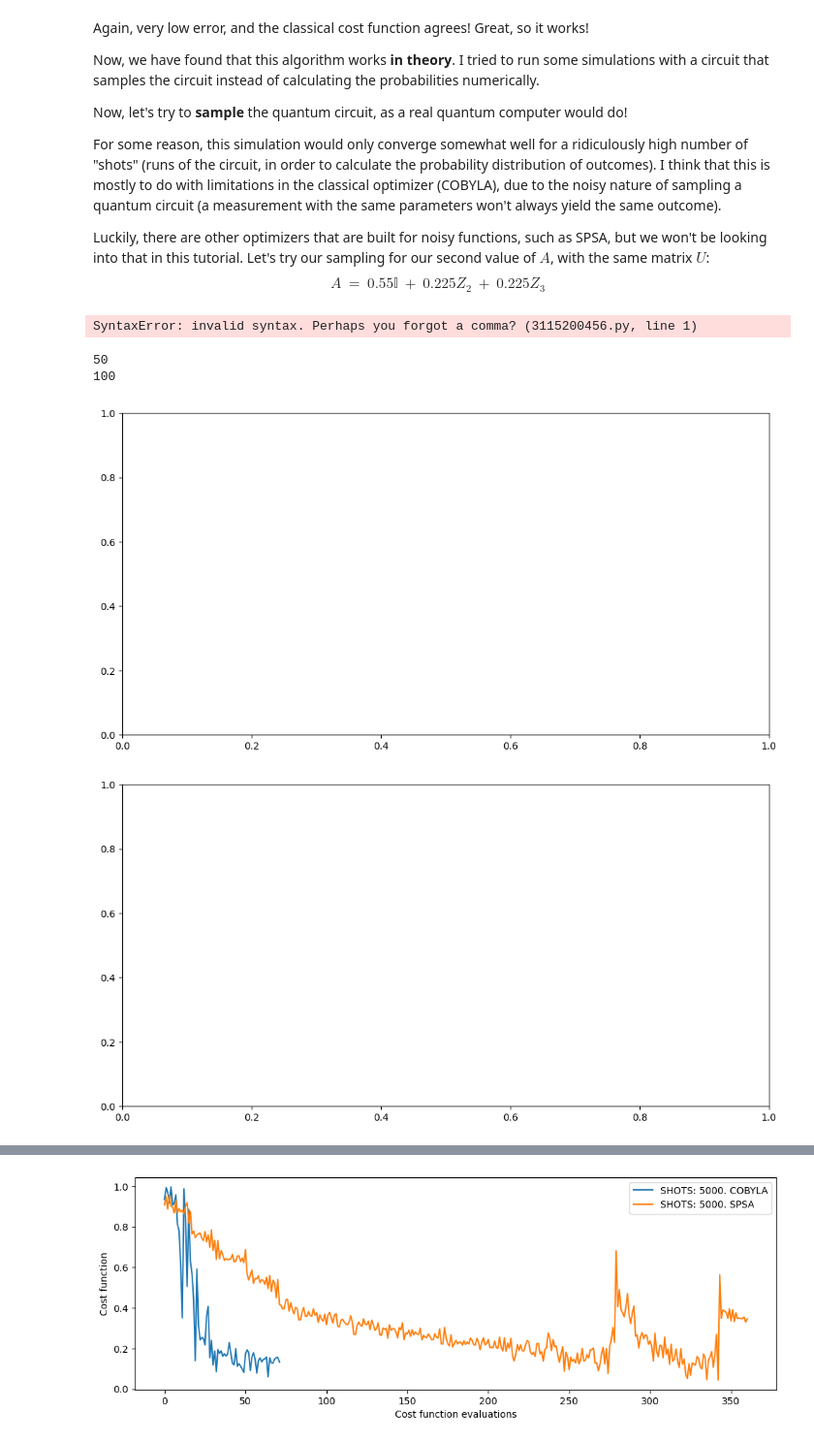
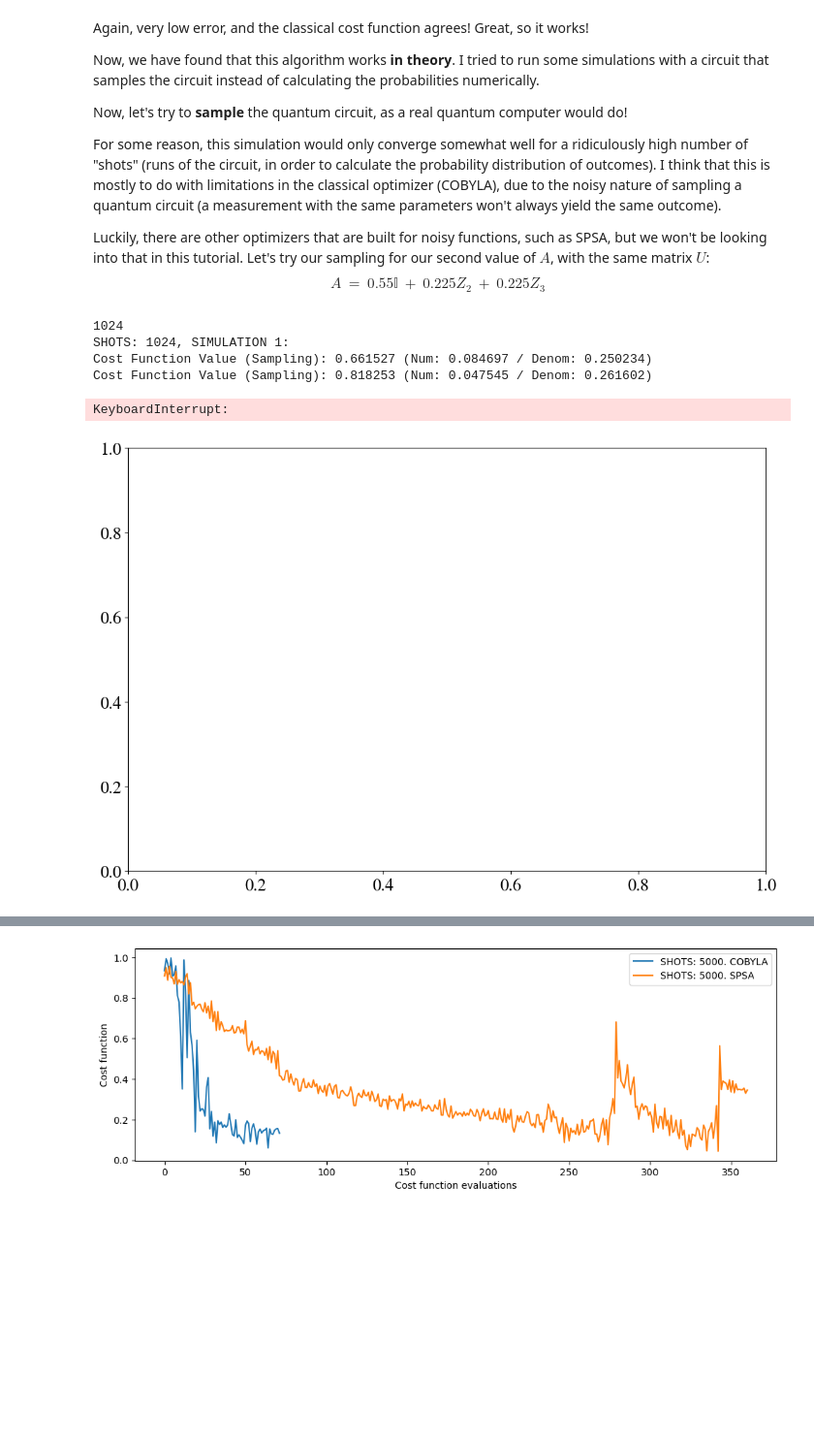
Before and after one commit to ZhiganovD/Numerical-methods-VQE, a Jupyter notebook: Alice_Gregor/Qiskit Notebook VQLS.ipynb, the cells around one changed output, grey strips where cells are left out. Shown at 97% size. Saved outputs shown, nothing was run; the diff lists cells and outputs as text; code cells hidden in the pictures; blank space fills up the shorter version.

```diff
--- a/Alice_Gregor/Qiskit Notebook VQLS.ipynb
+++ b/Alice_Gregor/Qiskit Notebook VQLS.ipynb
@@ -401,7 +401,7 @@ from qiskit import QuantumCircuit, QuantumRegister, transpile
 # 3. 'gate_set' (list of Pauli operators A_i in the decomposition of matrix A)
 # 4. 'coefficient_set' (list of coefficients a_i in the decomposition A = sum(a_i * A_i))
 
-def calculate_cost_function(parameters):
+def calculate_cost_function(parameters, coefficient_set, gate_set):
     """
     Calculates the VQLS cost function C(theta) = 1 - ( |<b|phi>|^2 / <phi|phi> )
     where |phi> = A |psi(theta)> and A = sum(a_i * A_i).
@@ -840,13 +747,13 @@ def calculate_cost_function_sampling(parameters):
 # 5. The ClassicalRegister size (1) is sufficient to measure Qubit 0.
 
 
-def calculate_cost_function_sampling(parameters,cost_history):
+def calculate_cost_function_sampling(parameters,shots, coefficient_set, gate_set, cost_history):
     """
     Calculates the VQLS cost function C(theta) = 1 - ( Numerator / Denominator )
     using a measurement/sampling approach
 
     The expectation value Re(<overlap>) is derived from measurement counts:
-    <Cp> = 1 - 2 * P(aux=1) = 1 - 2 * (counts['1'] / SHOTS).
+    <Cp> = 1 - 2 * P(aux=1) = 1 - 2 * (counts['1'] / shots).
     """
 
     parameters = np.mod(parameters, 2*np.pi)
@@ -883,7 +790,7 @@ def calculate_cost_function_sampling(parameters,cost_history):
 
             # --- Simulation ---
             t_circ = transpile(circ, backend)
-            job = backend.run(t_circ, shots=SHOTS)
+            job = backend.run(t_circ, shots=shots)
             result = job.result()
 
             # Get the measurement counts (e.g., {'0': 9500, '1': 500})
@@ -896,7 +803,7 @@ def calculate_cost_function_sampling(parameters,cost_history):
             #3
 
             # Calculate the probability P(aux=1)
-            prob_aux_is_one = count_one / SHOTS
+            prob_aux_is_one = count_one / shots
 
             # --- Calculate Inner Product Term ---
             # Expectation value <Z0> = 1 - 2 * P(aux=1)
@@ -940,14 +847,14 @@ def calculate_cost_function_sampling(parameters,cost_history):
 
                 # --- Simulation ---
                 t_circ = transpile(circ, backend)
-                job = backend.run(t_circ, shots=SHOTS)
+                job = backend.run(t_circ, shots=shots)
                 result = job.result()
 
                 counts = result.get_counts()
 
                 # --- Extract P(aux=1) ---
                 count_one = counts.get('1', 0)
-                prob_aux_is_one = count_one / SHOTS
+                prob_aux_is_one = count_one / shots
 
                 # --- Calculate Inner Product Term ---
                 inner_product_term = 1 - (2 * prob_aux_is_one)
@@ -966,18 +873,13 @@ def calculate_cost_function_sampling(parameters,cost_history):
 
     cost_value = 1.0 - (numerator_sum / denominator_sum)
 
-    print(f"Cost Function Value (Sampling): {cost_value:.6f} (Num: {numerator_sum:.6f} / Denom: {denominator_sum:.6f})")
+    # print(f"Cost Function Value (Sampling): {cost_value:.6f} (Num: {numerator_sum:.6f} / Denom: {denominator_sum:.6f})")
 
     cost_history.append(cost_value)
     return cost_value
 # %%
-coefficient_set_2_2 = [0.3, 0.4 0.6]
-gate_set = [[0, 0, 0], [0, 1, 0], [0, 0, 1]]
-
-A2_0 = coefficient_set_2_2[0]*np.identity(8)
-A2_1 = coefficient_set_2_2[1]*np.kron(np.kron(np.identity(2),np.array([[1,0],[0,-1]])), np.identity(2))# remember the interchanged kronecker
-A2_2 = coefficient_set_2_2[2]*np.kron(np.array([[1,0],[0,-1]]) , np.identity(4))  #remember the interchanged kronecker
-A2 = A2_0 + A2_1 + A2_2
+coefficient_set_2 = [0.3, 0.4, 0.6]
+gate_set_2 = [[0, 0, 0], [0, 1, 0], [0, 0, 1]]
 
 x0 = np.random.uniform(0, 2*np.pi, 9)      #ansatz random parameters
 num_params = len(x0)
@@ -992,66 +894,59 @@ rcParams.update({'font.size': 18, 'font.family': 'STIXGeneral', 'mathtext.fontse
 
 for shots in SHOTS_list:
     fig, ax = plt.subplots(1,1,figsize=(12,8))
-    SHOTS = shots
-    print(SHOTS)
+    print(shots)
 
     best_cost_overall = np.inf
     best_cost_history = None
     best_output = None
 
     for i in range(1,11):
-        print(f"SHOTS: {shots}, SIMULATION {i}:")
+        print(f"shots: {shots}, SIMULATION {i}:")
         cost_history_temp = []
 
-        out = minimize(lambda x: calculate_cost_function_sampling(x, cost_history_temp),
+        out = minimize(lambda x: calculate_cost_function_sampling(x, shots, coefficient_set_2,gate_set_2,cost_history_temp),
                     x0=x0,
                     method="COBYLA",
-                    options={'maxiter':num_params*1, 'disp': True})
+                    options={'maxiter':num_params*20, 'disp': True})
         print(out)
         out_f = [out['x'][0:3], out['x'][3:6], out['x'][6:9]]
         # final_cost = out['fun']
         final_cost = out['fun']
 
         import matplotlib.pyplot as plt
 
         ax.plot(range(len(cost_history_temp)), cost_history_temp, label=f"Simulation {i}")
         ax.grid(True)
         ax.legend()
         ax.set_xlabel("Cost function evaluations"), ax.set_ylabel("Cost value")
-        ax.set_ylim(top=1)
-        ax.set_title(f"COBYLA simulations for A2, {SHOTS} SHOTS")
+        ax.set_ylim(top=1,bottom=0)
+        ax.set_title(f"COBYLA simulations for A2, {shots} shots")
 
 
         if final_cost <= best_cost_overall:
             print("New best simulation")
             cost_history_cobyla_best = cost_history_temp
             best_cost_overall = final_cost
             best_cost_history = cost_history_temp.copy()
 
-            # open(f'vqls/cost_history_cobyla_{SHOTS}.txt', 'w').close()
-            with open(f"vqls/cost_history_cobyla_{SHOTS}.txt", "w") as f:  #overwrites, use "a" to append
+            with open(f"vqls/best_cost_history_cobyla_{shots}.txt", "w") as f:  #overwrites; "a" appends
                 f.write("\n".join(str(item) for item in cost_history_cobyla_best))
                 f.write(" \n BEST COBYLA MINIMIZATION \n")
-                f.write("SHOTS = " + str(SHOTS) + "\n")
+                f.write("shots = " + str(shots) + "\n")
                 f.write(str(out)+ "\n \n \n \n \n")
 
         else:
-            print("worse simulation")
+            print("Worse simulation")
 
     fig.tight_layout()      #VERY IMPORTANT for avoiding cutoff
-    fig.savefig(f"cost_history_cobyla_{SHOTS}.pdf")
+    fig.savefig(f"vqls/cost_history_cobyla_{shots}.pdf")
 # %% [output]
-SyntaxError: invalid syntax. Perhaps you forgot a comma? (3115200456.py, line 1)
+1024
+SHOTS: 1024, SIMULATION 1:
+Cost Function Value (Sampling): 0.661527 (Num: 0.084697 / Denom: 0.250234)
+Cost Function Value (Sampling): 0.818253 (Num: 0.047545 / Denom: 0.261602)
+KeyboardInterrupt:
+[figure, added]
-# %%
-for shots in SHOTS_list:
-    fig, ax = plt.subplots(1,1,figsize=(12,6))
-    SHOTS = shots
-    print(SHOTS)
-# %% [output]
-50
-100
-[figure, removed]
-[figure, removed]
 # %%
 # #Using Qiskit SPSA: works, but converges slowly
 # #(        *25, 0.1 , 0.1 , False, False, --------, 1, : 36m, maxiter)
```
Also changed, not shown: parts of 7 cells of this notebook, 4 other files.
